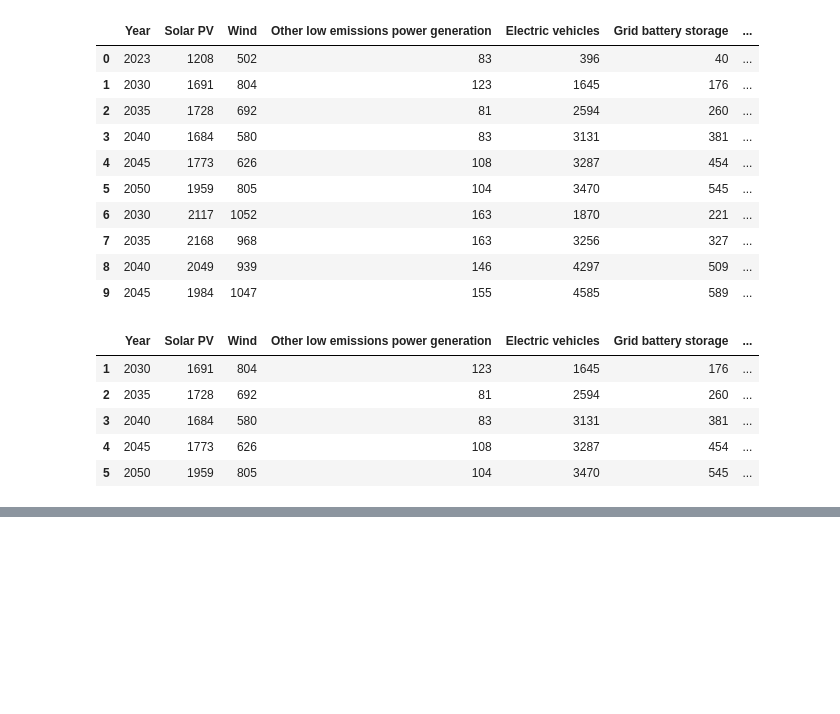
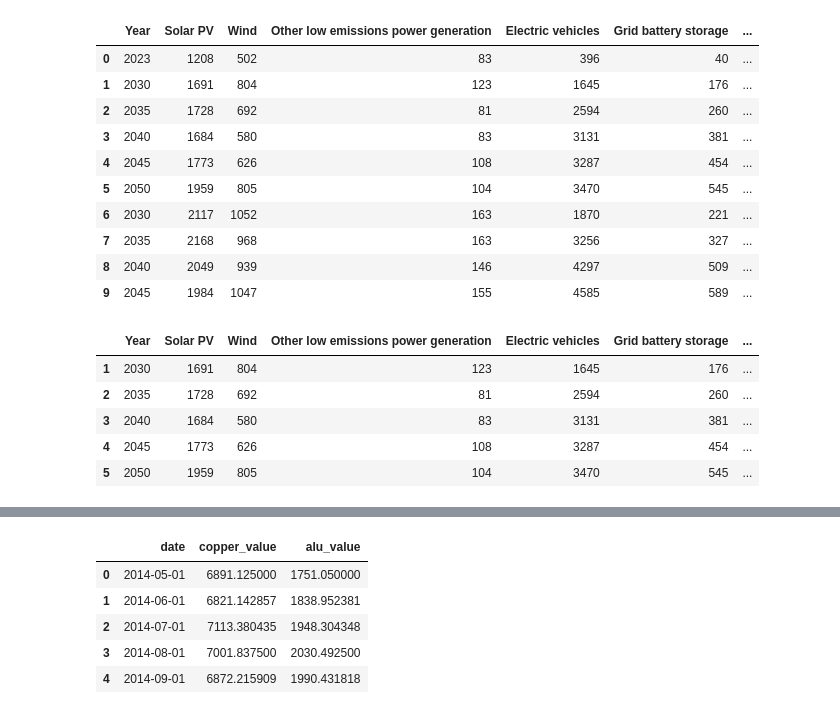
Before and after one commit to florencex5/Hard_Commodities, a Jupyter notebook: Copper_Analysis.ipynb, the cells around one changed output, grey strips where cells are left out. Drawn from its saved outputs; the diff is of its cells as text; code cells hidden in the pictures; blank space fills up the shorter version.

Commit message:
update copper analysis

```diff
--- a/Copper_Analysis.ipynb
+++ b/Copper_Analysis.ipynb
@@ -93,0 +103,10 @@ df_scenarios.to_excel("outputs/copper_analysis.xlsx", index=False)
+# %%
+f_cop_alu = pd.read_csv("outputs/f_copper_alu_2014May_2024May.csv")
+f_cop_alu.head()
+# %% [output]
+|  | date | copper_value | alu_value |
+| 0 | 2014-05-01 | 6891.125000 | 1751.050000 |
+| 1 | 2014-06-01 | 6821.142857 | 1838.952381 |
+| 2 | 2014-07-01 | 7113.380435 | 1948.304348 |
+| 3 | 2014-08-01 | 7001.837500 | 2030.492500 |
+| 4 | 2014-09-01 | 6872.215909 | 1990.431818 |
```
Also changed, not shown: parts of 9 cells of this notebook.
